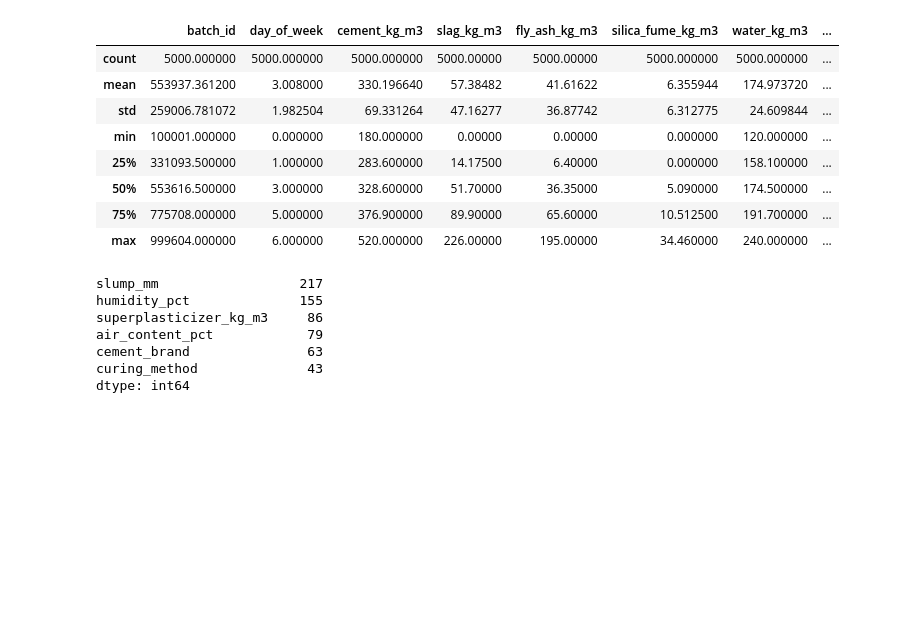
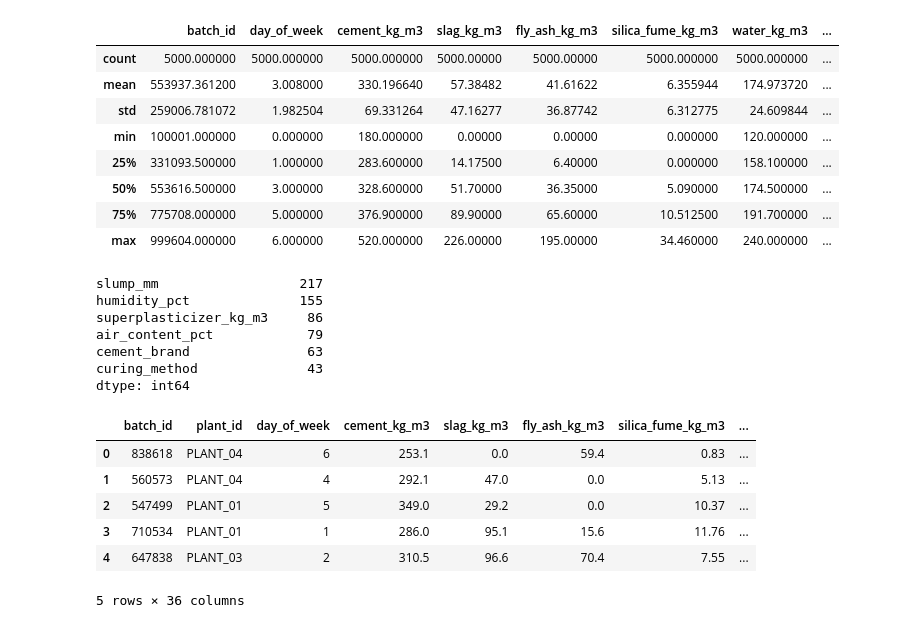
Before and after one commit to OliRud/Concrete_strength_model_analysis, a Jupyter notebook: concrete_strength_linear_regression.ipynb, the cells around one changed output. Drawn from its saved outputs; the diff is of its cells as text; code cells hidden in the pictures; blank space fills up the shorter version.

```diff
--- a/concrete_strength_linear_regression.ipynb
+++ b/concrete_strength_linear_regression.ipynb
@@ -79,5 +78,41 @@ air_content_pct            79
 cement_brand               63
 curing_method              43
 dtype: int64
+# %%
+# One Hot Encoding
+
+from sklearn.preprocessing import OneHotEncoder
+
+ohe_cement_brand = OneHotEncoder(sparse_output=False, handle_unknown="ignore")
+result1 = ohe_cement_brand.fit_transform(df[["cement_brand"]])
+ohe_operator_shift = OneHotEncoder(sparse_output=False, handle_unknown="ignore")
+result2 = ohe_operator_shift.fit_transform(df[["operator_shift"]])
+ohe_curing_method = OneHotEncoder(sparse_output=False, handle_unknown="ignore")
+result3 = ohe_curing_method.fit_transform(df[["curing_method"]])
+ohe_aggregate_type = OneHotEncoder(sparse_output=False, handle_unknown="ignore")
+result4 = ohe_aggregate_type.fit_transform(df[["aggregate_type"]])
+
+col_cement_brand = ohe_cement_brand.get_feature_names_out(["cement_brand"])
+col_operator_shift = ohe_operator_shift.get_feature_names_out(["operator_shift"])
+col_curing_method = ohe_curing_method.get_feature_names_out(["curing_method"])
+col_aggregate_type = ohe_aggregate_type.get_feature_names_out(["aggregate_type"])
+
+df = df.drop(columns = ["cement_brand","operator_shift","curing_method","aggregate_type"])
+
+df = pd.concat([df, pd.DataFrame(result1, columns = col_cement_brand)], axis = 1)
+df = pd.concat([df, pd.DataFrame(result2, columns = col_operator_shift)], axis = 1)
+df = pd.concat([df, pd.DataFrame(result3, columns = col_curing_method)], axis = 1)
+df = pd.concat([df, pd.DataFrame(result4, columns = col_aggregate_type)], axis = 1)
+
+
+df.head()
+# %% [output]
+|  | batch_id | plant_id | day_of_week | cement_kg_m3 | slag_kg_m3 | fly_ash_kg_m3 | silica_fume_kg_m3 | ... |
+| 0 | 838618 | PLANT_04 | 6 | 253.1 | 0.0 | 59.4 | 0.83 | ... |
+| 1 | 560573 | PLANT_04 | 4 | 292.1 | 47.0 | 0.0 | 5.13 | ... |
+| 2 | 547499 | PLANT_01 | 5 | 349.0 | 29.2 | 0.0 | 10.37 | ... |
+| 3 | 710534 | PLANT_01 | 1 | 286.0 | 95.1 | 15.6 | 11.76 | ... |
+| 4 | 647838 | PLANT_03 | 2 | 310.5 | 96.6 | 70.4 | 7.55 | ... |
+5 rows × 36 columns
 # %%
 # 1) Drop rows with any missing values (rather than imputing)
```
Also changed, not shown: parts of 6 cells of this notebook, 2 other files.
